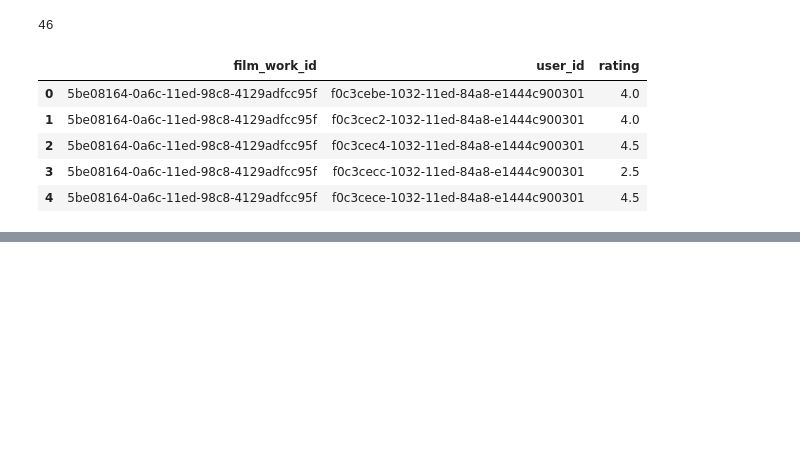
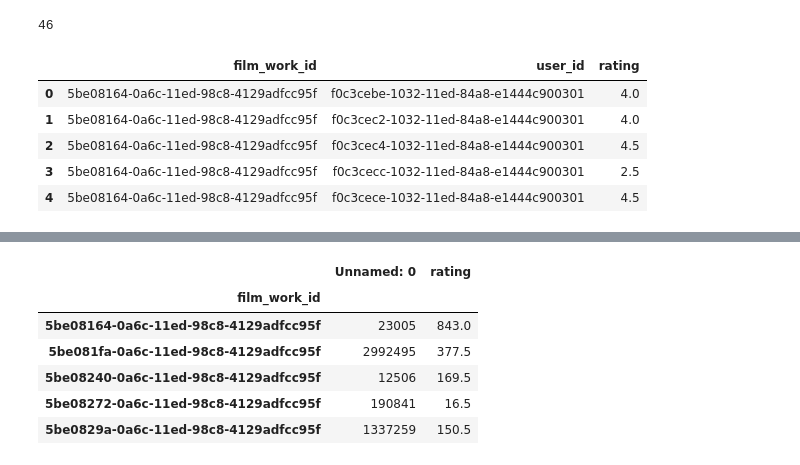
Before and after one commit to konstantinGlonin/graduate_work, a Jupyter notebook: ml/dataset-merge.ipynb, the cells around one changed output, grey strips where cells are left out. Saved outputs shown, nothing was run; the diff lists cells and outputs as text; code cells hidden in the pictures; blank space fills up the shorter version.

```diff
--- a/ml/dataset-merge.ipynb
+++ b/ml/dataset-merge.ipynb
@@ -133,0 +145,10 @@ ratings[['film_work_id', 'user_id', 'rating']].head()
+# %%
+ratings.groupby('film_work_id').sum('ratings').head()
+# %% [output]
+|  | Unnamed: 0 | rating |
+| film_work_id |  |  |
+| 5be08164-0a6c-11ed-98c8-4129adfcc95f | 23005 | 843.0 |
+| 5be081fa-0a6c-11ed-98c8-4129adfcc95f | 2992495 | 377.5 |
+| 5be08240-0a6c-11ed-98c8-4129adfcc95f | 12506 | 169.5 |
+| 5be08272-0a6c-11ed-98c8-4129adfcc95f | 190841 | 16.5 |
+| 5be0829a-0a6c-11ed-98c8-4129adfcc95f | 1337259 | 150.5 |
```
Also changed, not shown: parts of 2 cells of this notebook, 16 other files.
